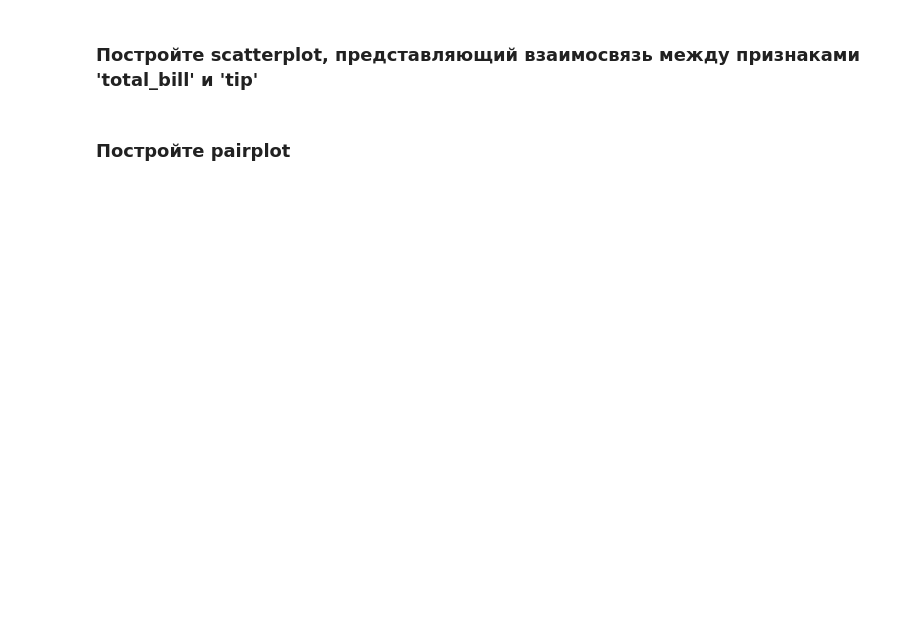
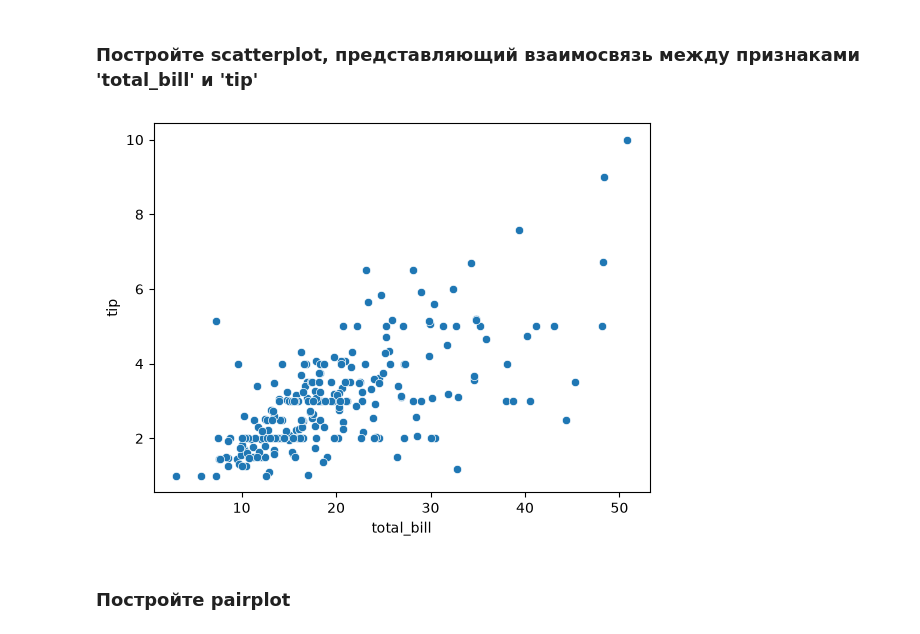
Before and after one commit to DZharenko/OTUS_homework_zharenko, a Jupyter notebook: dz_7/homework_07/homework_07.ipynb, the cells around one changed output. Cells and saved outputs as stored; diff of their text form; code cells hidden in the pictures; blank space fills up the shorter version.

```diff
--- a/dz_7/homework_07/homework_07.ipynb
+++ b/dz_7/homework_07/homework_07.ipynb
@@ -167,2 +241,10 @@ array([[-1.4969407 , -0.66422721,  1.20094049,  1.56423781,  0.29483324,
+# %%
+sns.scatterplot(
+    data=tips,
+    x='total_bill',
+    y='tip',
+);
+# %% [output]
+[figure, added]
 # %% [markdown]
 ### Постройте pairplot
```
Also changed, not shown: parts of 38 cells of this notebook, 1 other file.
